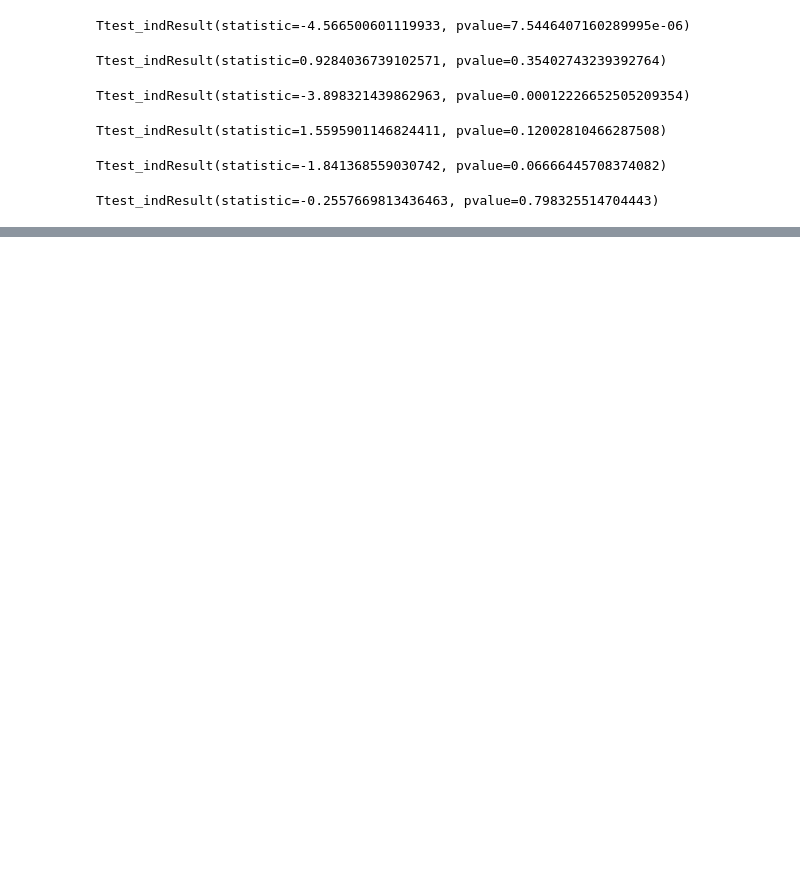
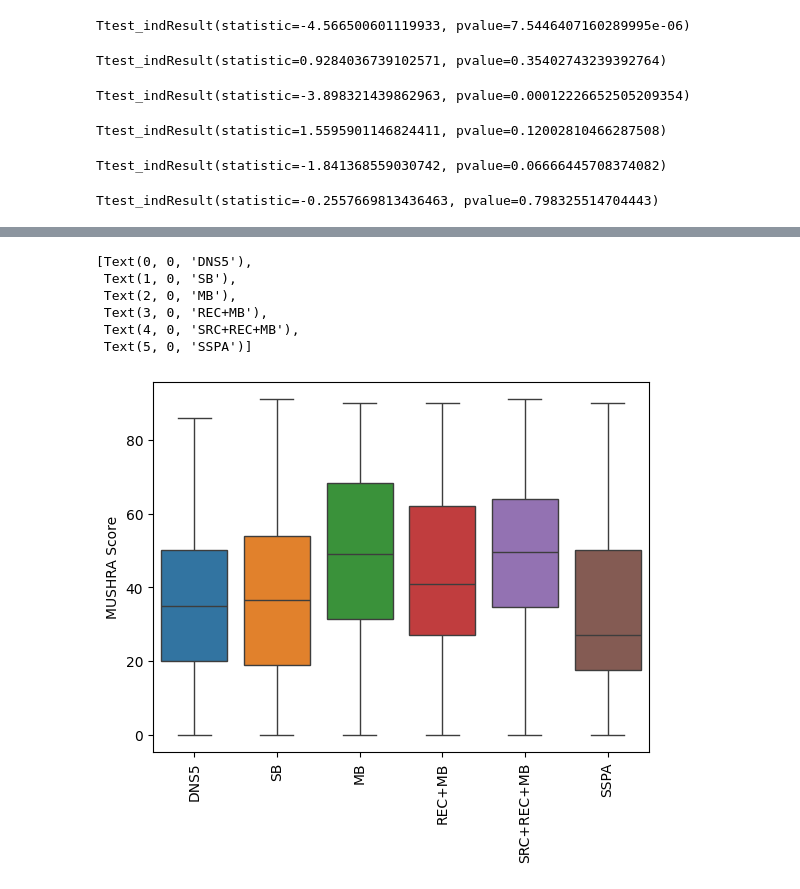
Before and after one commit to enricguso/guso_interspeech25, a Jupyter notebook: notebooks/ttest.ipynb, the cells around one changed output, grey strips where cells are left out. Drawn from its saved outputs; the diff is of its cells as text; code cells hidden in the pictures; blank space fills up the shorter version.

Commit message:
visualization of mushra results

```diff
--- a/notebooks/ttest.ipynb
+++ b/notebooks/ttest.ipynb
@@ -58,0 +78,12 @@ Ttest_indResult(statistic=-0.2557669813436463, pvalue=0.798325514704443)
+# %%
+ax = sns.boxplot(df.drop(columns=['CLEAN', 'NOISY']))
+ax.set_ylabel("MUSHRA Score")
+ax.set_xticklabels(ax.get_xticklabels(), rotation=90)
+# %% [output]
+[Text(0, 0, 'DNS5'),
+ Text(1, 0, 'SB'),
+ Text(2, 0, 'MB'),
+ Text(3, 0, 'REC+MB'),
+ Text(4, 0, 'SRC+REC+MB'),
+ Text(5, 0, 'SSPA')]
+[figure, added]
```
Also changed, not shown: parts of 7 cells of this notebook, 1 other file.
